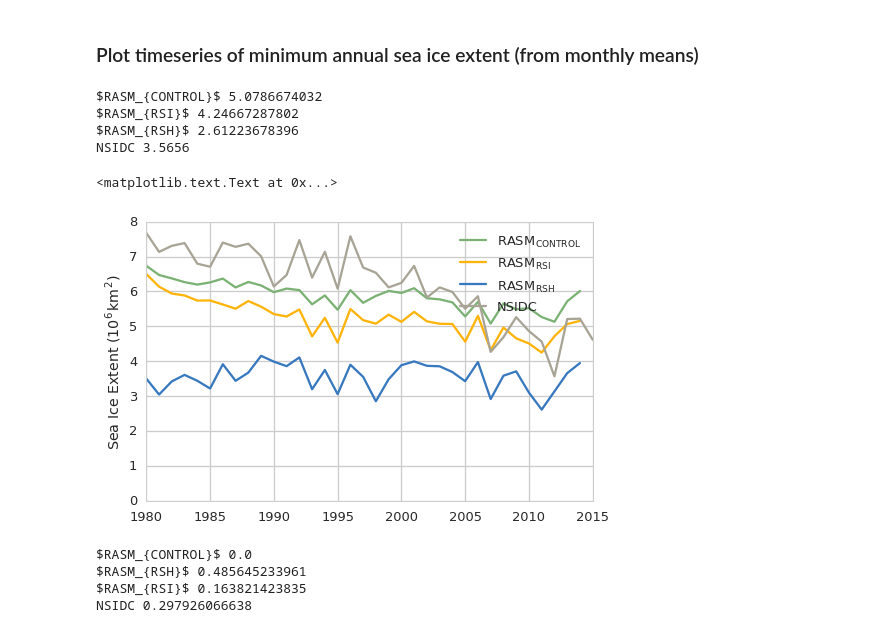
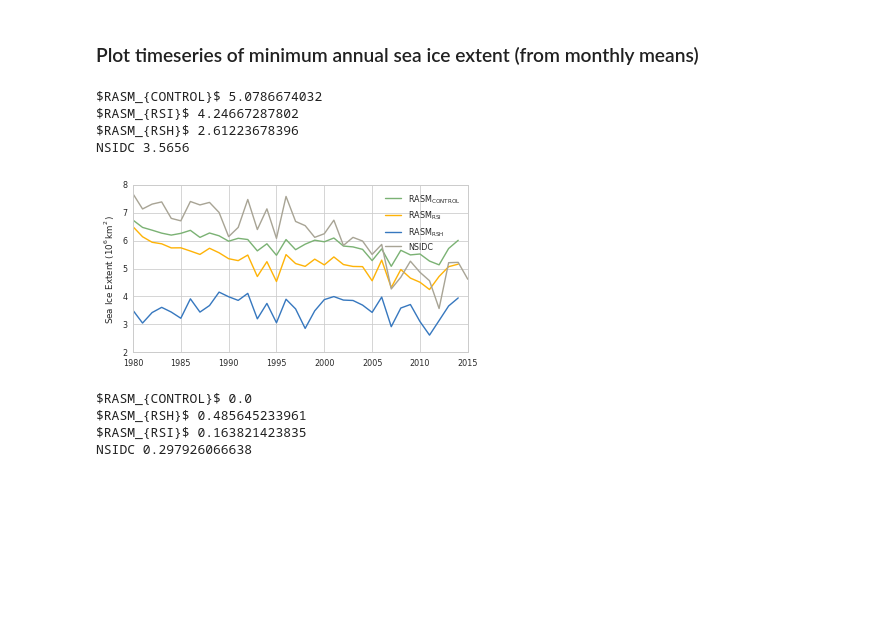
Before and after one commit to jhamman/RASM-Winter-Precipitation, a Jupyter notebook: notebooks/sea_ice_minima.ipynb, the cells around one changed output. Drawn from its saved outputs; the diff is of its cells as text; code cells hidden in the pictures; blank space fills up the shorter version.

```diff
--- a/notebooks/sea_ice_minima.ipynb
+++ b/notebooks/sea_ice_minima.ipynb
@@ -28,7 +28,7 @@ km_to_m = 1000.
 
 # Set style for figures
 sns.set_style('whitegrid')
-sns.set_context('talk')
+sns.set_context('paper')
 plt.rcParams.update({'mathtext.default':  'regular' })
 colors = OrderedDict(zip(['NSIDC', '$RASM_{RSH}$', '$RASM_{RSI}$', '$RASM_{CONTROL}$'],
                          sns.xkcd_palette(["greyish", "windows blue", "amber", "faded green"])))
@@ -136,26 +136,28 @@ rasm_sea_ice_dfs['NSIDC'] = dfo
 # %% [markdown]
 ### Plot timeseries of minimum annual sea ice extent (from monthly means)
 # %%
-fig, ax = plt.subplots(figsize=(8, 5))
+sns.set_style('whitegrid')
+
+fig, ax = plt.subplots(figsize=(6, 3))
 
 ex = {}
 
 for k, df in rasm_sea_ice_dfs.items():
     (df['extent']['1980':].resample('AS').min() / km_to_m**2).plot(ax=ax, label=k, color=colors[k])
     ex[k] = (df['extent']['1990':].resample('AS').min() / km_to_m**2).min()
     print(k, ex[k])
-plt.ylim(ymin=0)
 plt.legend()
 
 plt.ylabel('Sea Ice Extent ($10^6 km^2$)')
 plt.xlabel('')
+
+fig.savefig('../figs/sea_ice_min_timeseries.png', dpi=300)
 # %% [output]
 $RASM_{CONTROL}$ 5.0786674032
 $RASM_{RSI}$ 4.24667287802
 $RASM_{RSH}$ 2.61223678396
 NSIDC 3.5656
-<matplotlib.text.Text at 0x...>
-[figure, old version]
+[figure, new version]
 # %%
 # Print percent change from control simulation (1990-2014)
 for key, value in ex.items():
```
Also changed, not shown: 1 other file.
